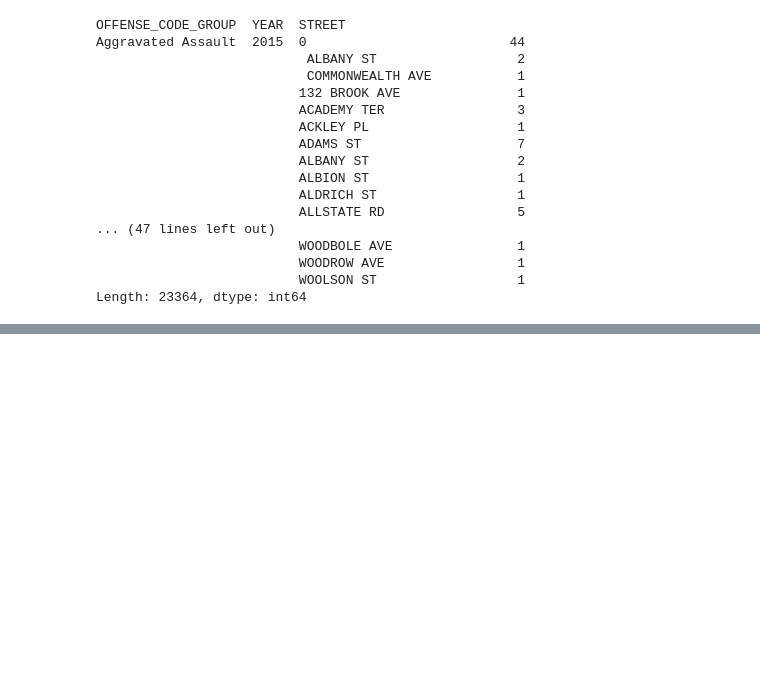
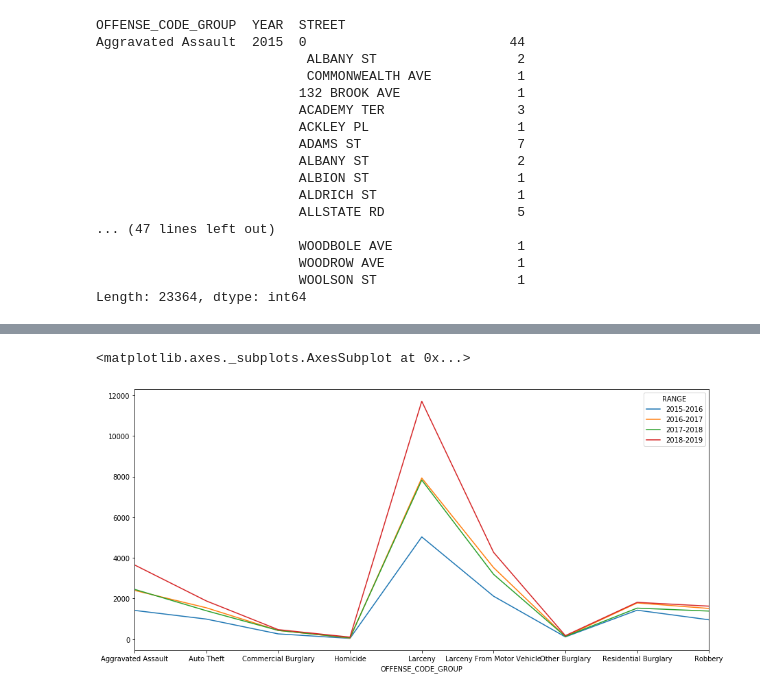
Before and after one commit to mitresh95/ImpactOfCrimeOnHousing, a Jupyter notebook: Project.ipynb, the cells around one changed output, grey strips where cells are left out. Saved outputs shown, nothing was run; the diff lists cells and outputs as text; code cells hidden in the pictures; blank space fills up the shorter version.

```diff
--- a/Project.ipynb
+++ b/Project.ipynb
@@ -122,0 +157,16 @@ Length: 23364, dtype: int64
+# %%
+# Added a new column named range for easier further use.
+
+crime_data['RANGE'] = '0'
+crime_data.loc[((crime_data.YEAR == 2015) & (crime_data.MONTH >= 1)) | ((crime_data.YEAR == 2016) & (crime_data.MONTH <= 6)),'RANGE'] = '2015-2016'
+crime_data.loc[((crime_data.YEAR == 2016) & (crime_data.MONTH >= 1)) | ((crime_data.YEAR == 2017) & (crime_data.MONTH <= 6)),'RANGE'] = '2016-2017'
+crime_data.loc[((crime_data.YEAR == 2017) & (crime_data.MONTH >= 1)) | ((crime_data.YEAR == 2018) & (crime_data.MONTH <= 6)),'RANGE'] = '2017-2018'
+crime_data.loc[((crime_data.YEAR == 2018) & (crime_data.MONTH >= 1)) | ((crime_data.YEAR == 2019) & (crime_data.MONTH <= 6)),'RANGE'] = '2018-2019'
+
+part_one_crime_range = crime_data[crime_data.UCR_PART == 'Part One']
+
+fig, ax = plt.subplots(figsize=(15,7))
+part_one_crime_range.groupby(['OFFENSE_CODE_GROUP','RANGE']).count()['INCIDENT_NUMBER'].unstack().plot(ax=ax)
+# %% [output]
+<matplotlib.axes._subplots.AxesSubplot at 0x...>
+[figure, added]
```
Also changed, not shown: parts of 3 cells of this notebook.
